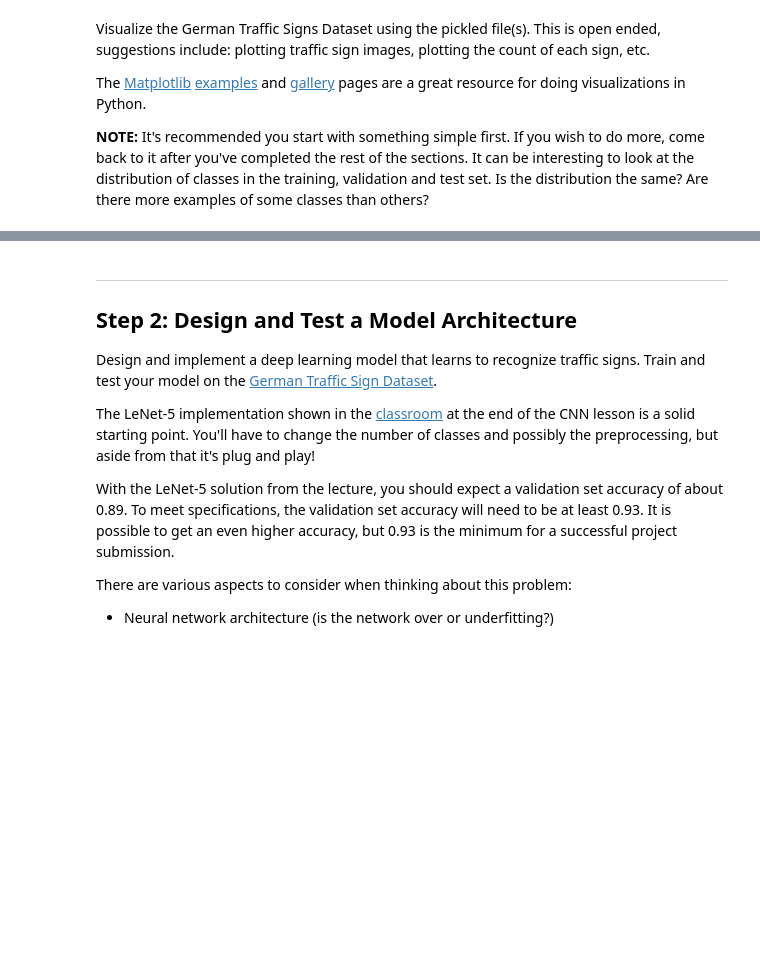
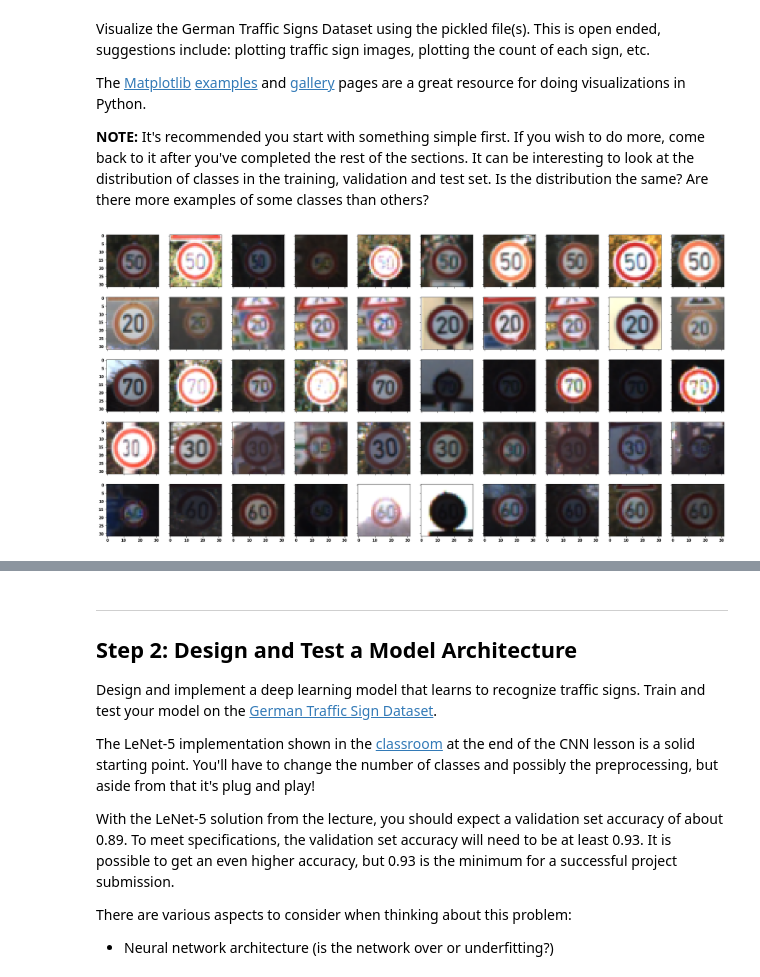
Before and after one commit to udacity/CarND-Traffic-Sign-Classifier-Project, a Jupyter notebook: Traffic_Sign_Classifier.ipynb, the cells around one changed output, grey strips where cells are left out. Saved outputs shown, nothing was run; the diff lists cells and outputs as text; code cells hidden in the pictures; blank space fills up the shorter version.

```diff
--- a/Traffic_Sign_Classifier.ipynb
+++ b/Traffic_Sign_Classifier.ipynb
@@ -20,14 +39,9 @@ The [rubric](https://review.udacity.com/#!/rubrics/481/view) contains "Stand Out
 ---
 ## Step 0: Load The Data
 # %%
-# Load pickled data
-import pickle
-
-# TODO: Fill this in based on where you saved the training and testing data
-
-training_file = ?
-validation_file=?
-testing_file = ?
+training_file = '../traffic-signs-data/train.p'
+validation_file= '../traffic-signs-data/valid.p'
+testing_file = '../traffic-signs-data/test.p'
 
 with open(training_file, mode='rb') as f:
     train = pickle.load(f)
@@ -91,3 +114,61 @@ The [Matplotlib](http://matplotlib.org/) [examples](http://matplotlib.org/exampl
 import matplotlib.pyplot as plt
 # Visualizations will be shown in the notebook.
 %matplotlib inline
+# %%
+#X_train[0]
+# def setup_figure(m_pics, w, h, n=10):
+#     return plt.subplots(1, m_pics, squeeze=True, sharex=True, sharey=True, figsize=(m_pics * n, h / w * n))
+#utils.setup_figure(1, )
+#plt.imshow(X_train)
+assert len(set([x.shape for x in X_train])) == 1
+
+figname = 'output_images/1_raw_images.png'
+if os.path.exists(figname):
+    image = cv2.imread(figname)
+    image = cv2.cvtColor(image, cv2.COLOR_RGB2BGR)
+
+    plt.figure(figsize=(20,20))
+    plt.imshow(image)
+
+
+    with open('output_images/display_images.pkl', 'rb') as fd:
+        display_images = pickle.load(fd)
+
+else:
+    h, w = X_train[0].shape[:2]
+    # fig, ax = utils.setup_figure(x_pics=5, y_pics=2, w=w, h=h)
+    n = 3
+    nx = 10
+    ny = 5
+    # fit, ax = plt.subplots(ny, nx, squeeze=True, sharex=True, sharey=True, figsize=(nx * n, ny * n))#h / w * n))
+
+
+    fig, ax = utils.setup_figure(x_pics=nx, y_pics=ny, w=w, h=h, n=3)
+
+
+    display_images = []
+    visited = set()
+    for iy in range(ny):
+        j = np.random.randint(ny)
+        while j in visited:
+            j = np.random.randint(ny)
+        visited.add(j)
+        image_list_iy = []
+
+        ind = np.where(y_train == j)[0]
+        for i in range(nx):
+            ix = np.random.randint(len(ind))
+            ax[iy][i].imshow(X_train[ind[ix]])
+            image_list_iy.append(ind[ix])
+        display_images.append(image_list_iy)
+
+    plt.savefig('output_images/1_raw_images.png', bbox_inches='tight')
+    with open('output_images/display_images.pkl', 'wb') as fd:
+        pickle.dump(display_images, fd)
+
+    # fig, ax = utils.setup_figure(x_pics=len(display_images[0]), y_pics=len(display_images), w=w, h=h, n=3)
+    # for iy, disp in enumerate(display_images):
+    #     for ix, index in enumerate(disp):
+    #          ax[iy][ix].imshow(X_train[index])
+# %% [output]
+[figure, added]
```
Also changed, not shown: parts of 11 cells of this notebook, 2 other files.
